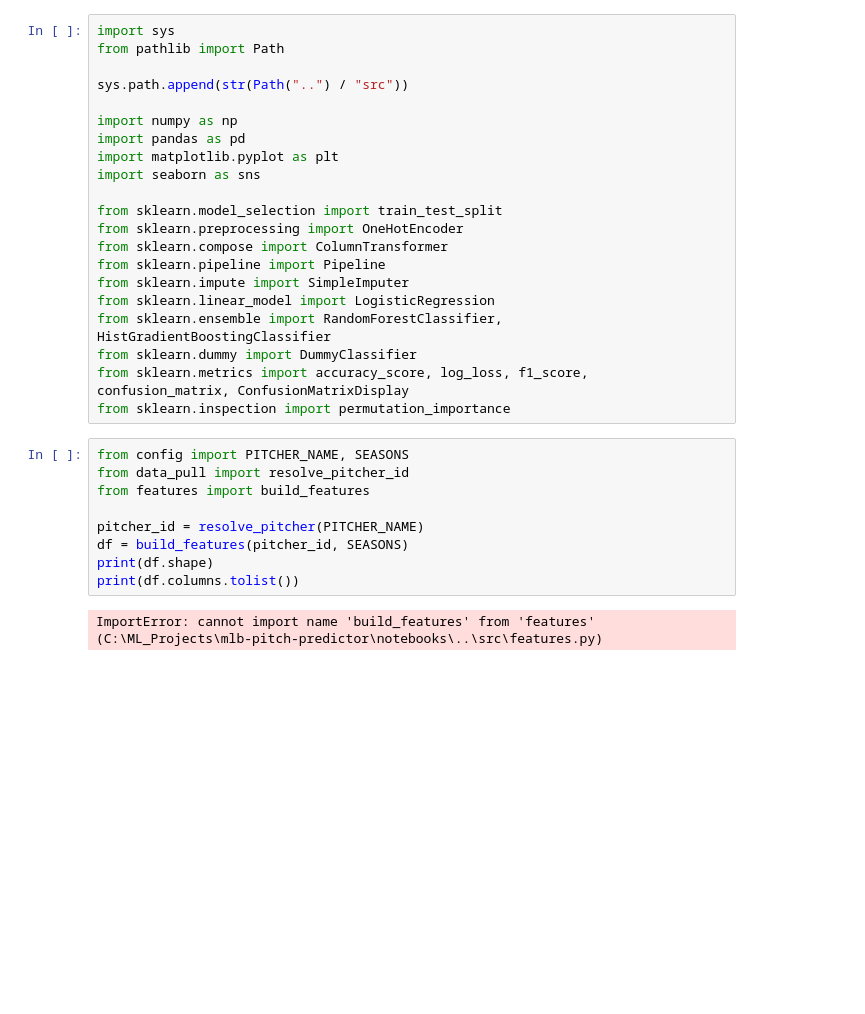
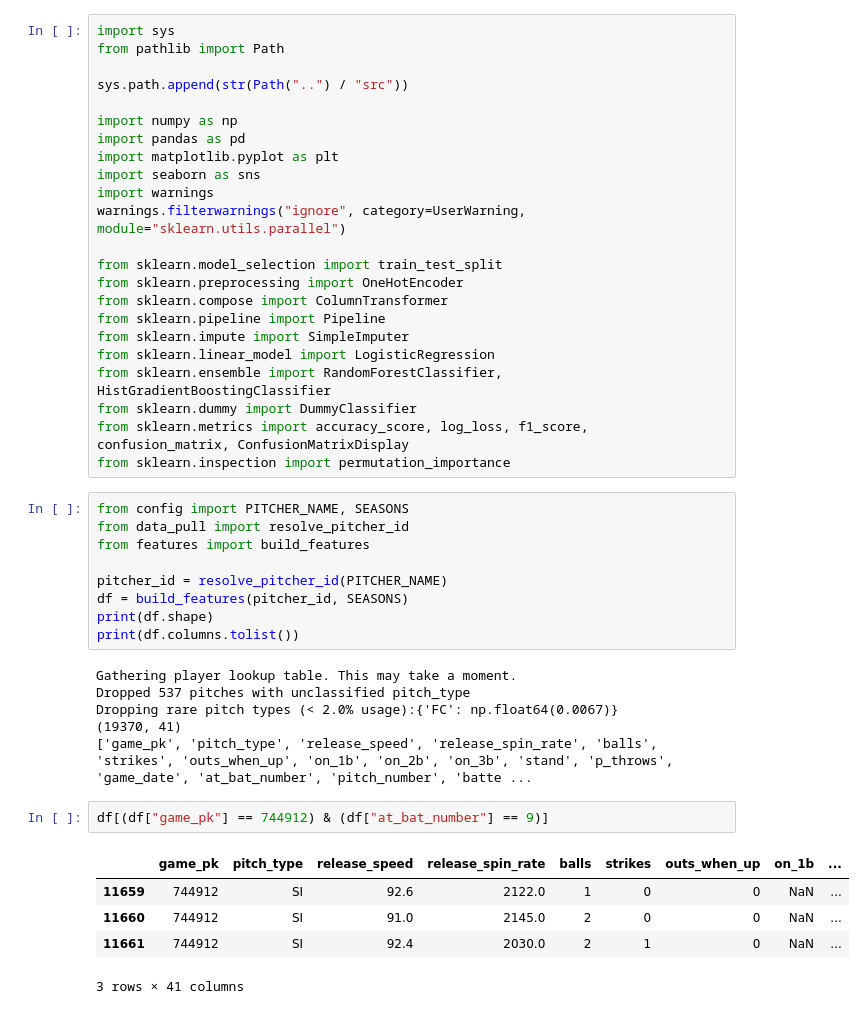
Before and after one commit to Sujay709/mlb-pitch-predictor, a Jupyter notebook: notebooks/exploration.ipynb, the cells around one changed output. Cells and saved outputs as stored; diff of their text form; blank space fills up the shorter version.

```diff
--- a/notebooks/exploration.ipynb
+++ b/notebooks/exploration.ipynb
@@ -8,6 +8,8 @@ import numpy as np
 import pandas as pd
 import matplotlib.pyplot as plt
 import seaborn as sns
+import warnings
+warnings.filterwarnings("ignore", category=UserWarning, module="sklearn.utils.parallel")
 
 from sklearn.model_selection import train_test_split
 from sklearn.preprocessing import OneHotEncoder
@@ -24,9 +26,21 @@ from config import PITCHER_NAME, SEASONS
 from data_pull import resolve_pitcher_id
 from features import build_features
 
-pitcher_id = resolve_pitcher(PITCHER_NAME)
+pitcher_id = resolve_pitcher_id(PITCHER_NAME)
 df = build_features(pitcher_id, SEASONS)
 print(df.shape)
 print(df.columns.tolist())
 # %% [output]
-ImportError: cannot import name 'build_features' from 'features' (C:\ML_Projects\mlb-pitch-predictor\notebooks\..\src\features.py)
+Gathering player lookup table. This may take a moment.
+Dropped 537 pitches with unclassified pitch_type
+Dropping rare pitch types (< 2.0% usage):{'FC': np.float64(0.0067)}
+(19370, 41)
+['game_pk', 'pitch_type', 'release_speed', 'release_spin_rate', 'balls', 'strikes', 'outs_when_up', 'on_1b', 'on_2b', 'on_3b', 'stand', 'p_throws', 'game_date', 'at_bat_number', 'pitch_number', 'batte ...
+# %%
+df[(df["game_pk"] == 744912) & (df["at_bat_number"] == 9)]
+# %% [output]
+|  | game_pk | pitch_type | release_speed | release_spin_rate | balls | strikes | outs_when_up | on_1b | ... |
+| 11659 | 744912 | SI | 92.6 | 2122.0 | 1 | 0 | 0 | NaN | ... |
+| 11660 | 744912 | SI | 91.0 | 2145.0 | 2 | 0 | 0 | NaN | ... |
+| 11661 | 744912 | SI | 92.4 | 2030.0 | 2 | 1 | 0 | NaN | ... |
+3 rows × 41 columns
```
Also changed, not shown: parts of 15 cells of this notebook, 1 other file.
